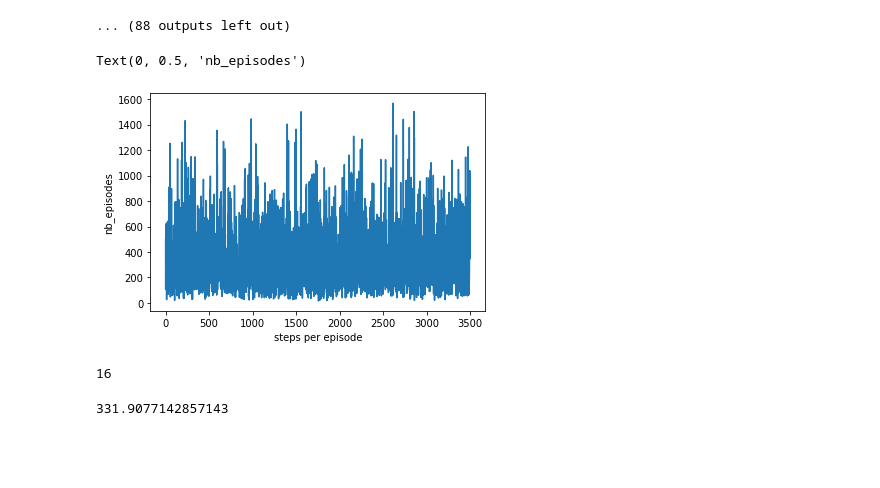
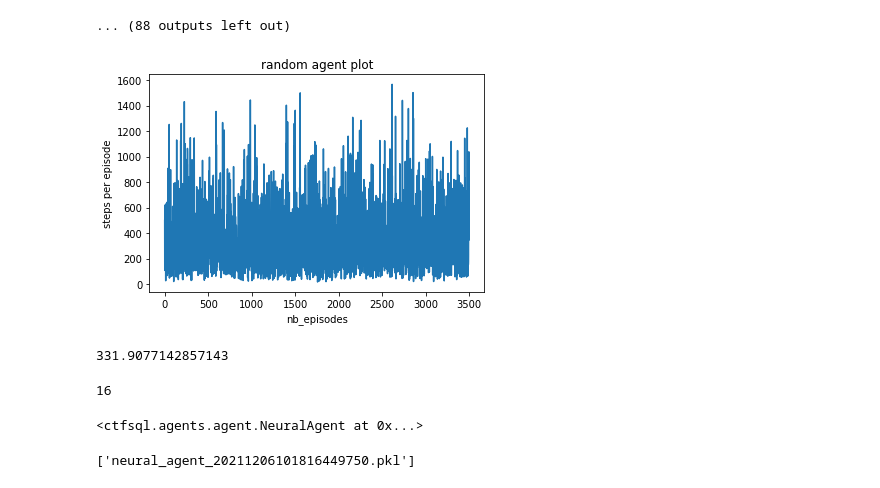
Before and after one commit to sataketatsuya/SQL_injection_pomdp, a Jupyter notebook: neural_agent_model.ipynb, the cells around one changed output. Saved outputs shown, nothing was run; the diff lists cells and outputs as text; code cells hidden in the pictures; blank space fills up the shorter version.

```diff
--- a/neural_agent_model.ipynb
+++ b/neural_agent_model.ipynb
@@ -156,18 +207,30 @@ http://127.0.0.1/ctf_2/ctf_2_5.php
 ステップ数:295, 平均報酬:-284.0
 http://127.0.0.1/ctf_3/ctf_3_3.php
 ... (88 outputs left out)
-# %%
-plt.plot(random_steps)
-plt.xlabel('steps per episode')
-plt.ylabel('nb_episodes')
-# %% [output]
-Text(0, 0.5, 'nb_episodes')
-[figure, removed]
+# %%
+fig = plt.figure()
+plt.plot(random_steps)
+plt.title('random agent plot')
+plt.xlabel('nb_episodes')
+plt.ylabel('steps per episode')
+fig.savefig("random_agent.png")
+# %% [output]
+[figure, added]
+# %%
+np.mean(random_steps)
+# %% [output]
+331.9077142857143
 # %%
 min(random_steps)
 # %% [output]
 16
-# %%
-np.mean(random_steps)
-# %% [output]
-331.9077142857143
+# %%
+trained_agent
+# %% [output]
+<ctfsql.agents.agent.NeuralAgent at 0x...>
+# %%
+timestamp = datetime.datetime.now().strftime("%Y%m%d%H%M%S%f")
+joblib.dump(trained_agent,'neural_agent_'+timestamp+'.pkl', compress=True)
+# train_data = joblib.load('ignore_simul2_20211203102304978989.pkl')
+# %% [output]
+['neural_agent_20211206101816449750.pkl']
```
Also changed, not shown: parts of 7 cells of this notebook, 7 other files.
